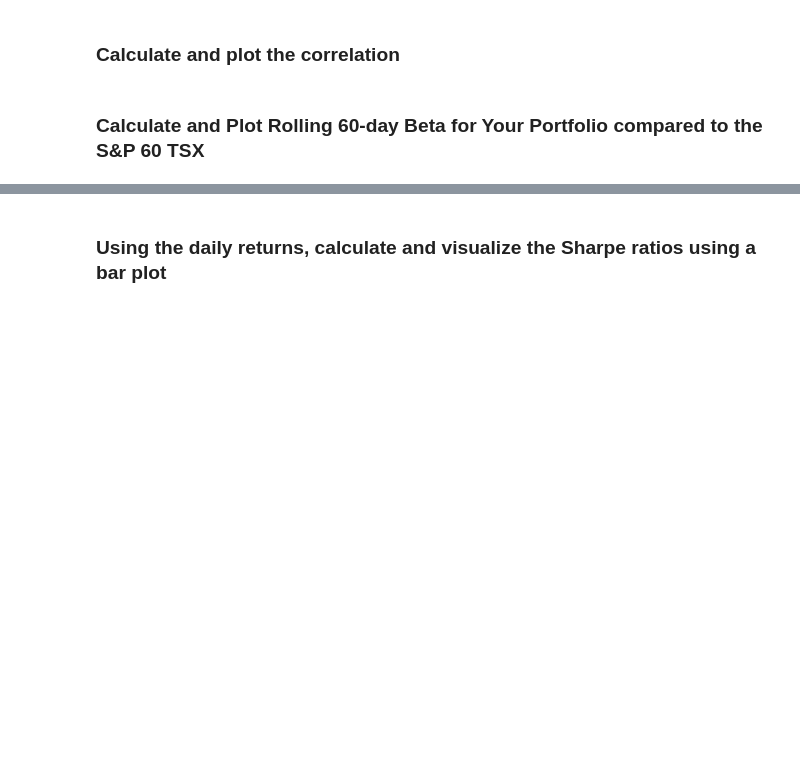
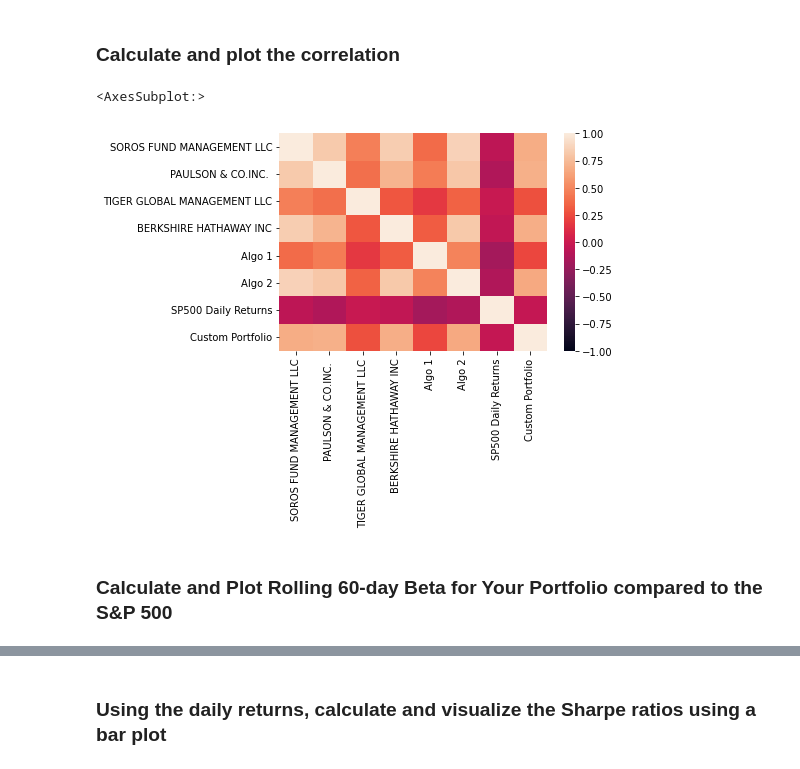
Before and after one commit to Mun-Min/Pandas_Portfolio_Analysis, a Jupyter notebook: main.ipynb, the cells around one changed output, grey strips where cells are left out. Saved outputs shown, nothing was run; the diff lists cells and outputs as text; code cells hidden in the pictures; blank space fills up the shorter version.

```diff
--- a/main.ipynb
+++ b/main.ipynb
@@ -533,5 +542,10 @@ joined_portfolio_returns
 ### Calculate and plot the correlation
 # %%
 # Calculate and plot the correlation
+custom_port_correlation = joined_portfolio_returns.corr()
+sns.heatmap(custom_port_correlation, vmin = -1, vmax = 1)
+# %% [output]
+<AxesSubplot:>
+[figure, added]
 # %% [markdown]
-### Calculate and Plot Rolling 60-day Beta for Your Portfolio compared to the S&P 60 TSX
+### Calculate and Plot Rolling 60-day Beta for Your Portfolio compared to the S&P 500
```
Also changed, not shown: parts of 11 cells of this notebook, 1 other file.
